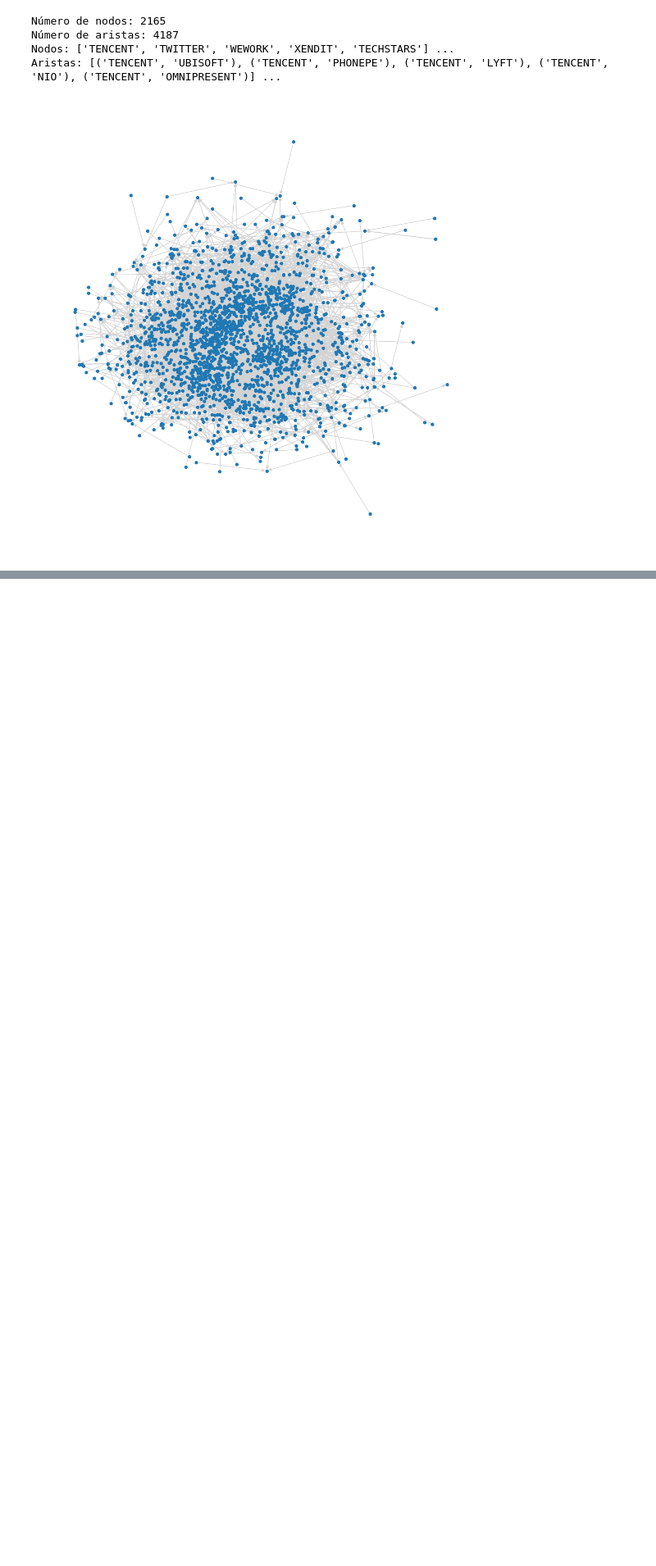
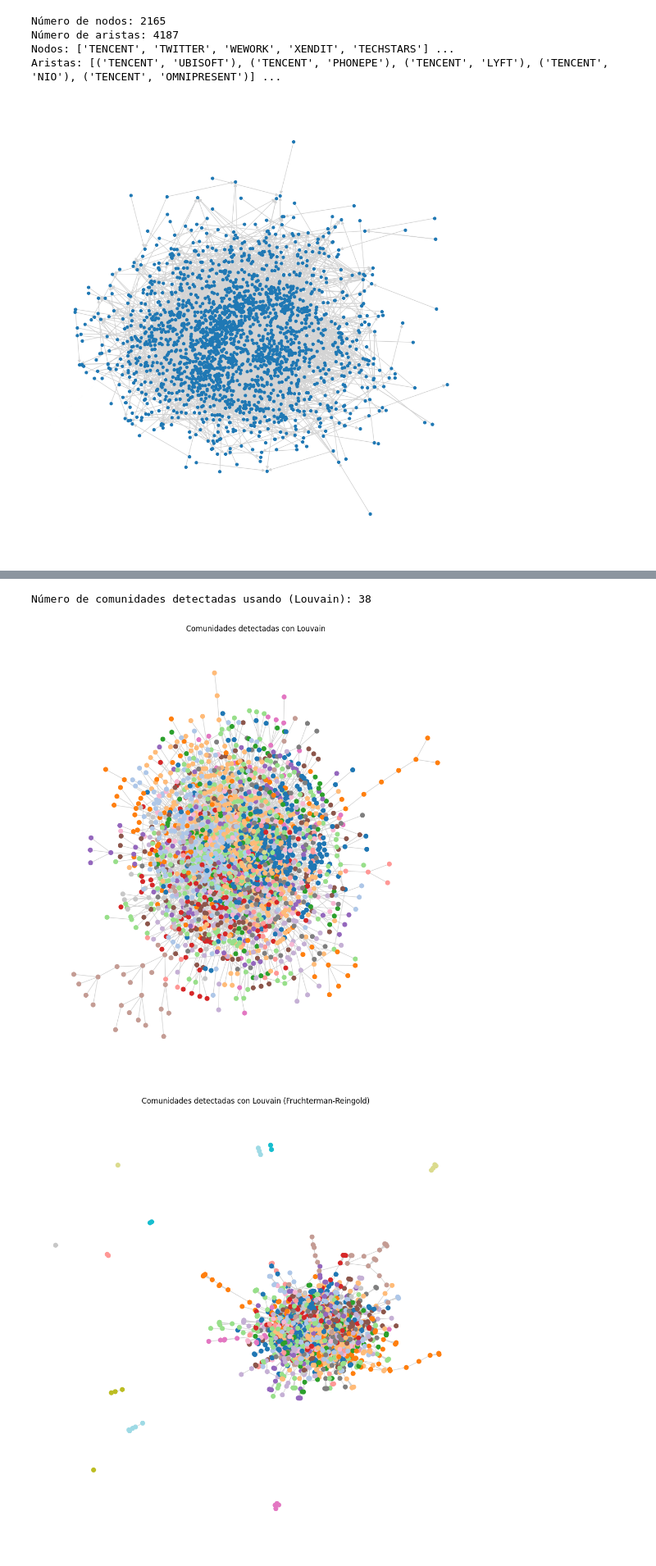
Before and after one commit to felipelobatodasilva/MIAD_ANALYTICS_EN_REDES_SOCIALES, a Jupyter notebook: etapa1y2/Fase1.ipynb, the cells around one changed output, grey strips where cells are left out. Shown at 82% size. Cells and saved outputs as stored; diff of their text form; code cells hidden in the pictures; blank space fills up the shorter version.

```diff
--- a/etapa1y2/Fase1.ipynb
+++ b/etapa1y2/Fase1.ipynb
@@ -443,0 +450,41 @@ Aristas: [('TENCENT', 'UBISOFT'), ('TENCENT', 'PHONEPE'), ('TENCENT', 'LYFT'), (
+# %%
+# Convertir a no dirigido
+R = G.to_undirected()
+# Aplicar algoritmo de Louvain
+louvain_communities = community_louvain.best_partition(R)
+# Asignar comunidades a los nodos
+nx.set_node_attributes(G, louvain_communities, 'comunidad_louvain')
+# Conteo de comunidades detectadas
+comunidades_louvain = pd.Series(list(louvain_communities.values()))
+print("Número de comunidades detectadas usando (Louvain):", comunidades_louvain.nunique())
+
+# Graficar comunidades detectadas
+fig = plt.figure(figsize=(10, 10))
+pos = nx.kamada_kawai_layout(R)
+nx.draw(R, pos=pos, node_size=50,
+        node_color=list(louvain_communities.values()),
+        cmap=plt.cm.tab20, edge_color='lightgray')
+plt.title("Comunidades detectadas con Louvain")
+plt.show()
+
+# Graficar comunidades detectadas con Fruchterman-Reingold
+fig = plt.figure(figsize=(10, 10))
+pos_fr = nx.spring_layout(R, seed=42)
+nx.draw(R, pos=pos_fr, node_size=50,
+        node_color=list(louvain_communities.values()),
+        cmap=plt.cm.tab20, edge_color='lightgray')
+plt.title("Comunidades detectadas con Louvain (Fruchterman-Reingold)")
+plt.show()
+
+# Graficar comunidades detectadas con ForceAtlas2 (Aproximación usando spring_layout)
+fig = plt.figure(figsize=(10, 10))
+pos_fa = nx.spring_layout(R, seed=42, k=0.15, iterations=50)
+nx.draw(R, pos=pos_fa, node_size=50,
+        node_color=list(louvain_communities.values()),
+        cmap=plt.cm.tab20, edge_color='lightgray')
+plt.title("Comunidades detectadas con Louvain (ForceAtlas2 Aproximado)")
+plt.show()
+# %% [output]
+Número de comunidades detectadas usando (Louvain): 38
+[figure, added]
+[figure, added]
```
Also changed, not shown: parts of 15 cells of this notebook.
